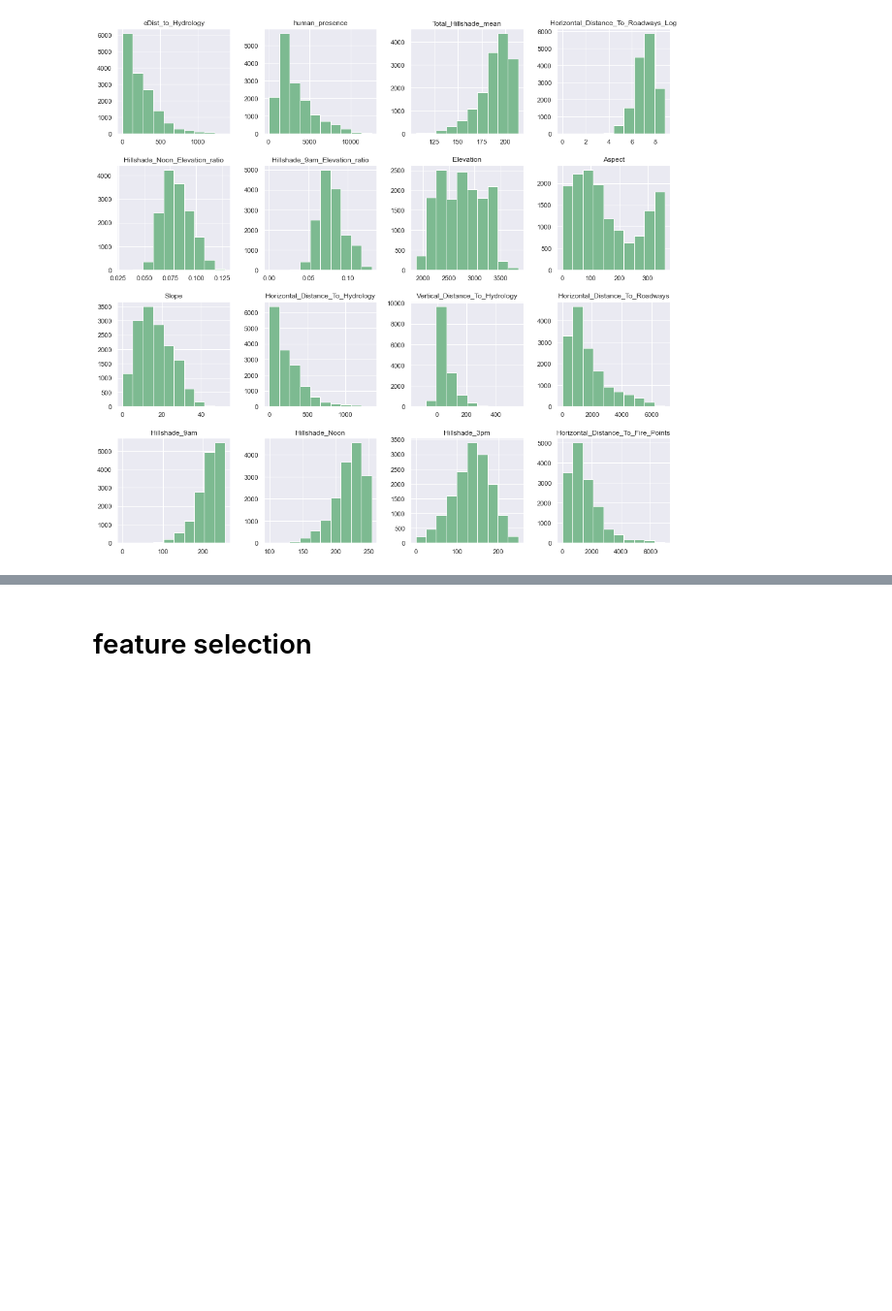
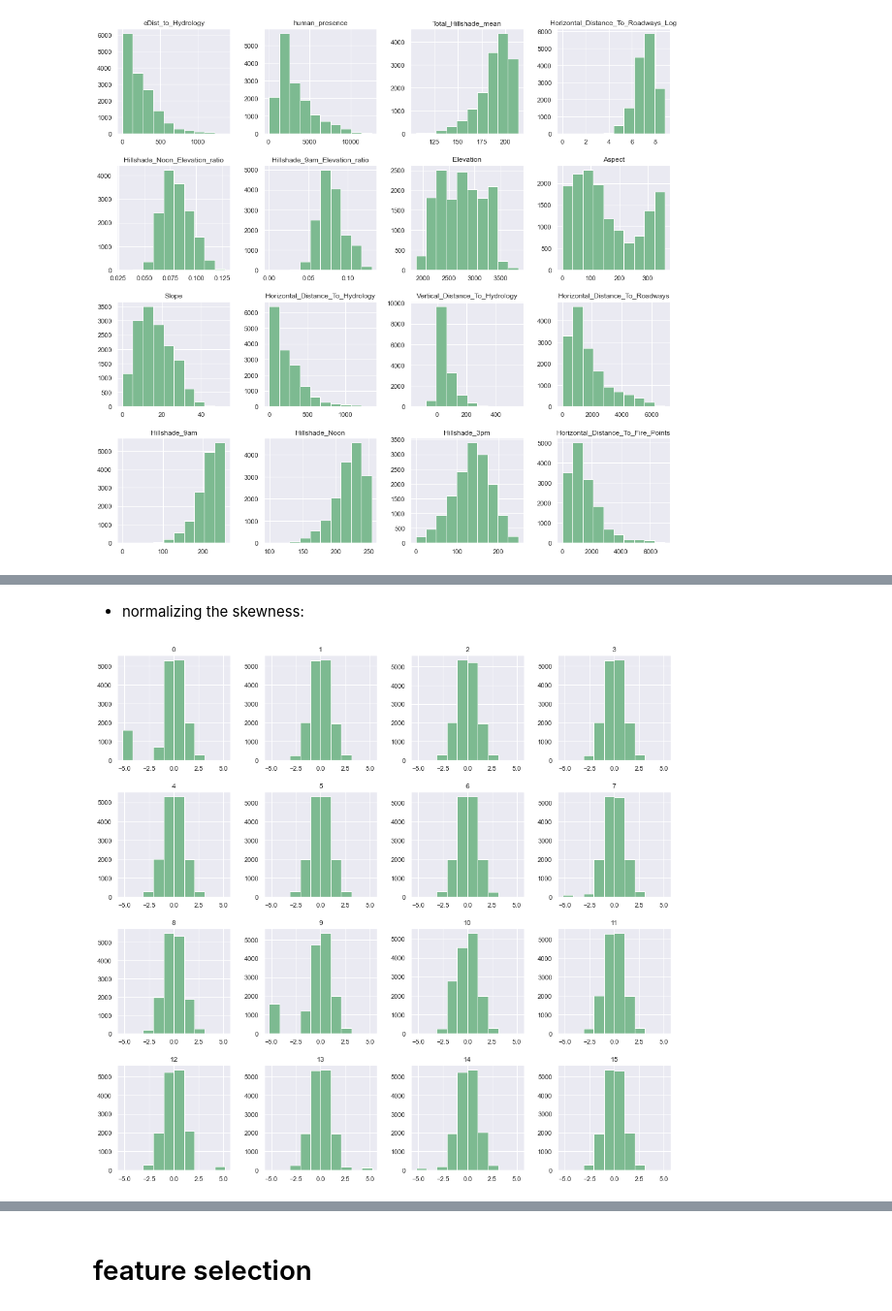
Before and after one commit to irene-glez/Forest_Cover_Prediction, a Jupyter notebook: src/notebooks/2.feature_engineering.ipynb, the cells around one changed output, grey strips where cells are left out. Shown at 97% size. Drawn from its saved outputs; the diff is of its cells as text; code cells hidden in the pictures; blank space fills up the shorter version.

```diff
--- a/src/notebooks/2.feature_engineering.ipynb
+++ b/src/notebooks/2.feature_engineering.ipynb
@@ -254,0 +276,2 @@ skew_neg = cont[]
+# %% [markdown]
+ - normalizing the skewness:
@@ -254,0 +280,13 @@ skew_neg = cont[]
+# %%
+# perform a normal quantile transform of the cont df
+
+trans = QuantileTransformer(n_quantiles=100, output_distribution='normal')
+data = trans.fit_transform(cont)
+# convert the array back to a dataframe
+cont_trans = pd.DataFrame(data)
+# histograms of the variables
+
+# sns.set_theme(rc = {'figure.figsize':(15,15)}, palette='crest')
+cont_trans.hist(figsize=(15,15));
+# %% [output]
+[figure, added]
```
Also changed, not shown: parts of 51 cells of this notebook.
